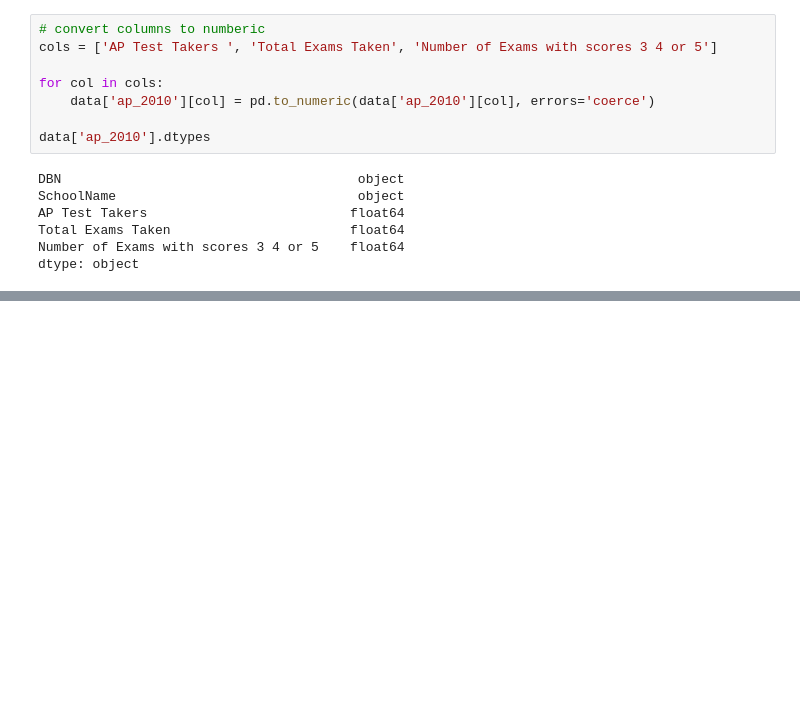
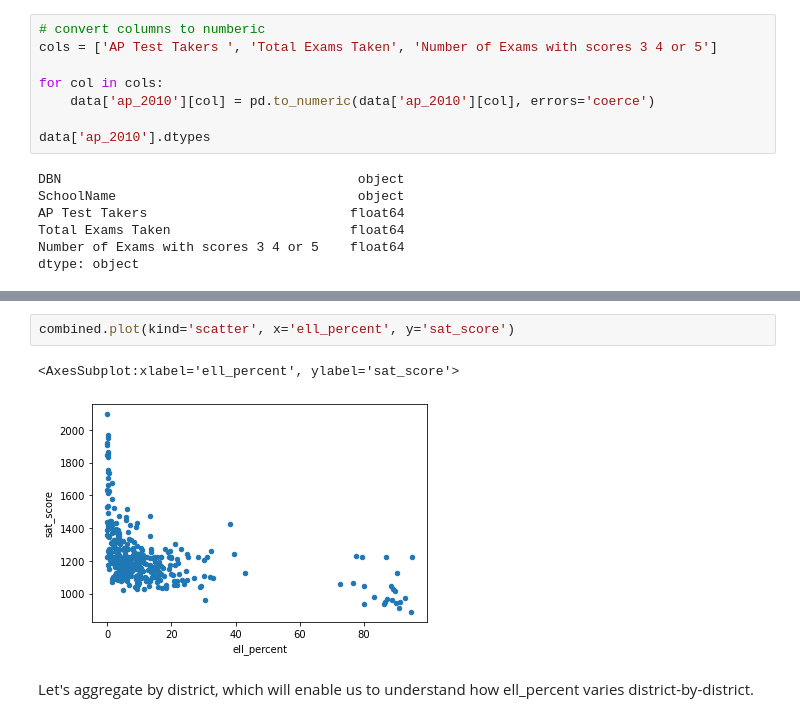
Before and after one commit to felixodette/NYC-Educational-Data-Analysis, a Jupyter notebook: Analysis.ipynb, the cells around one changed output, grey strips where cells are left out. Saved outputs shown, nothing was run; the diff lists cells and outputs as text; blank space fills up the shorter version.

```diff
--- a/Analysis.ipynb
+++ b/Analysis.ipynb
@@ -390,0 +545,7 @@ dtype: object
+# %%
+combined.plot(kind='scatter', x='ell_percent', y='sat_score')
+# %% [output]
+<AxesSubplot:xlabel='ell_percent', ylabel='sat_score'>
+[figure, added]
+# %% [markdown]
+Let's aggregate by district, which will enable us to understand how ell_percent varies district-by-district.
```
Also changed, not shown: parts of 16 cells of this notebook, 2 other files.
